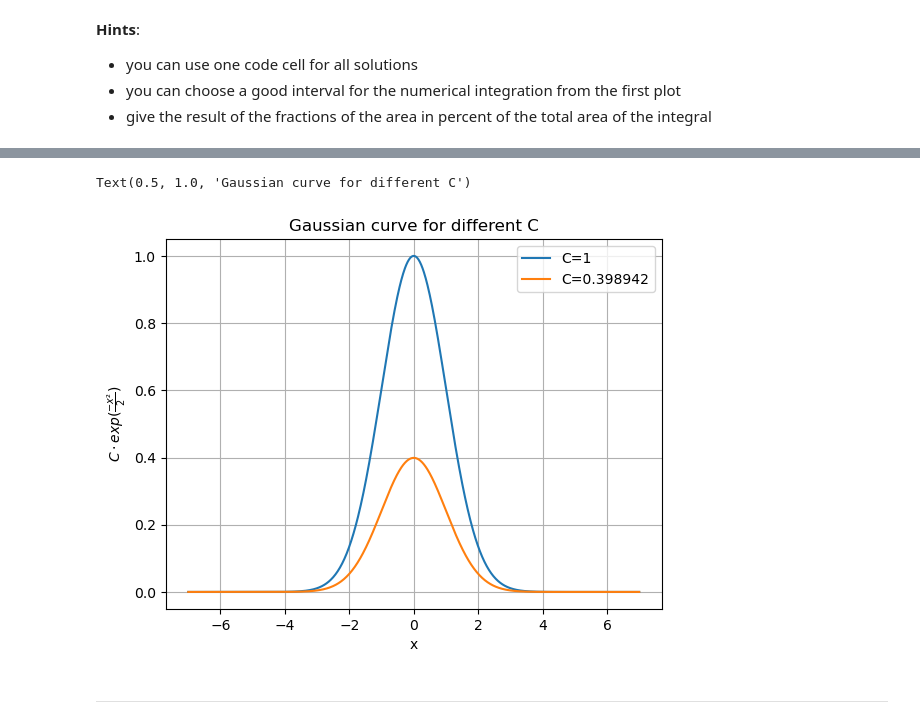
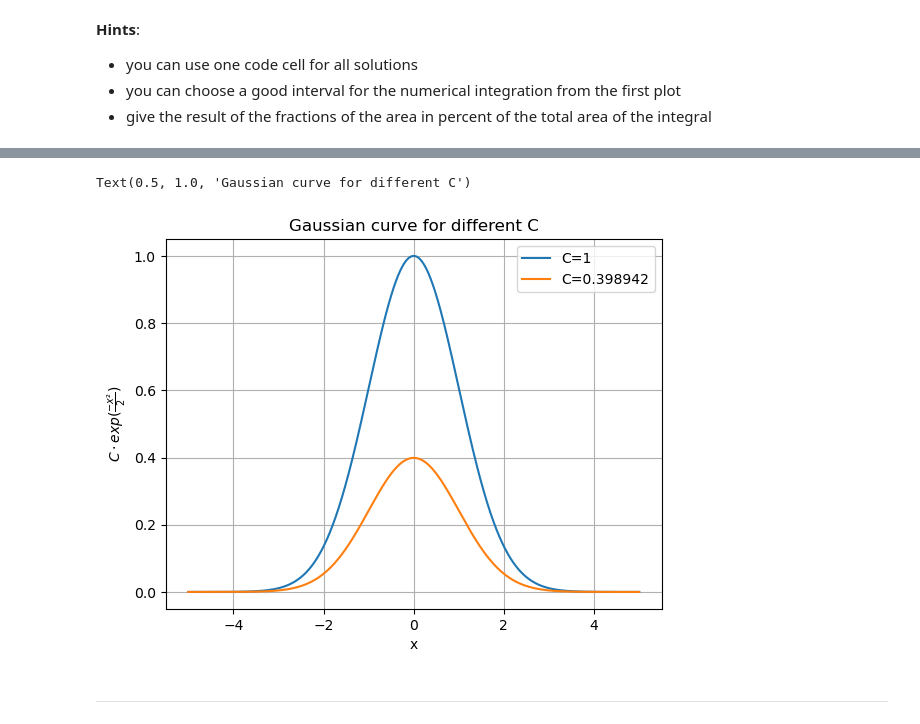
Before and after one commit to benjbrandt/physics725, a Jupyter notebook: Week3/08_Exercises_and_Homework_Week_3.ipynb, the cells around one changed output, grey strips where cells are left out. Drawn from its saved outputs; the diff is of its cells as text; code cells hidden in the pictures.

```diff
--- a/Week3/08_Exercises_and_Homework_Week_3.ipynb
+++ b/Week3/08_Exercises_and_Homework_Week_3.ipynb
@@ -253,11 +253,16 @@ def simpsons(a,b,n,C):      # adjust algorithm from before to take the gaussian
 
     return A_total
 
+def x_vals(a,b,n):
+    x = np.linspace(a,b,n+1)
+
+    return x
+
 # testing simpsons approximation for n = 50
 print(f"The area under the gaussian for C=1 is A={simpsons(-5,5,1000, 1)}")
 C_exp = 1/simpsons(-5,5,1000,1)
 
-plt.plot(x,g(1,x), label='C=1')
+plt.plot(x_vals(-5,5,1000),g(1,x_vals(-5,5,1000)), label='C=1')
 print(f"We therefore choose C as 1/A")
 
 C_theo = 1/np.sqrt(2*np.pi)
@@ -265,7 +270,7 @@ C_theo = 1/np.sqrt(2*np.pi)
 print(f"The value estimated for C this way is C={C_exp}. The correct value for C is C_theo={C_theo}")
 print(f"We can see when integrating from -5 to 5 we get basically all the area under the curve.")
 
-plt.plot(x,g(C_exp,x), label='C=0.398942')
+plt.plot(x_vals(-5,5,1000),g(C_exp,x_vals(-5,5,1000)), label='C=0.398942')
 
 
 # Fraction of area contained between -1 and 1 and between -3 and 3
@@ -293,7 +298,7 @@ The are contained between (-3 < x < 3) is A = 0.997300203936668
 This means that for sigma = 1 about 68.3% of the area lies within one standard deviation of the mean value.
 While approximately 99.7% of the area are within 3 standard deviations
 Text(0.5, 1.0, 'Gaussian curve for different C')
-[figure, old version]
+[figure, new version]
 # %% [markdown]
 ---
 # %% [markdown]
```
Also changed, not shown: parts of 7 cells of this notebook.
